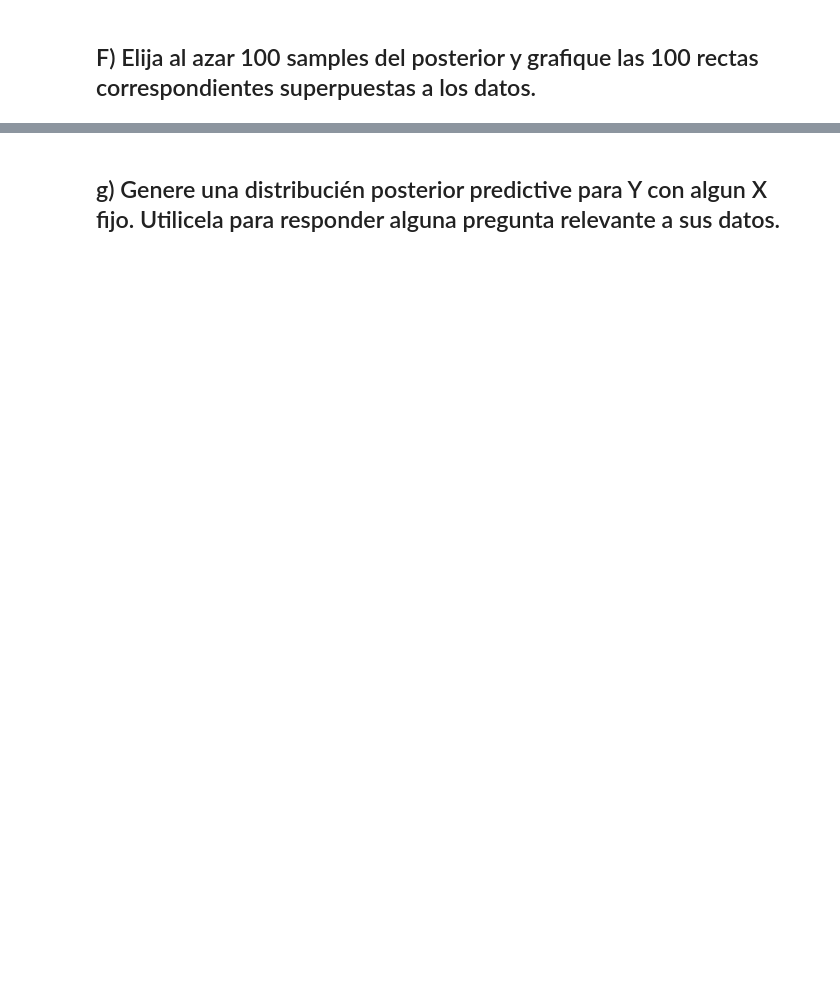
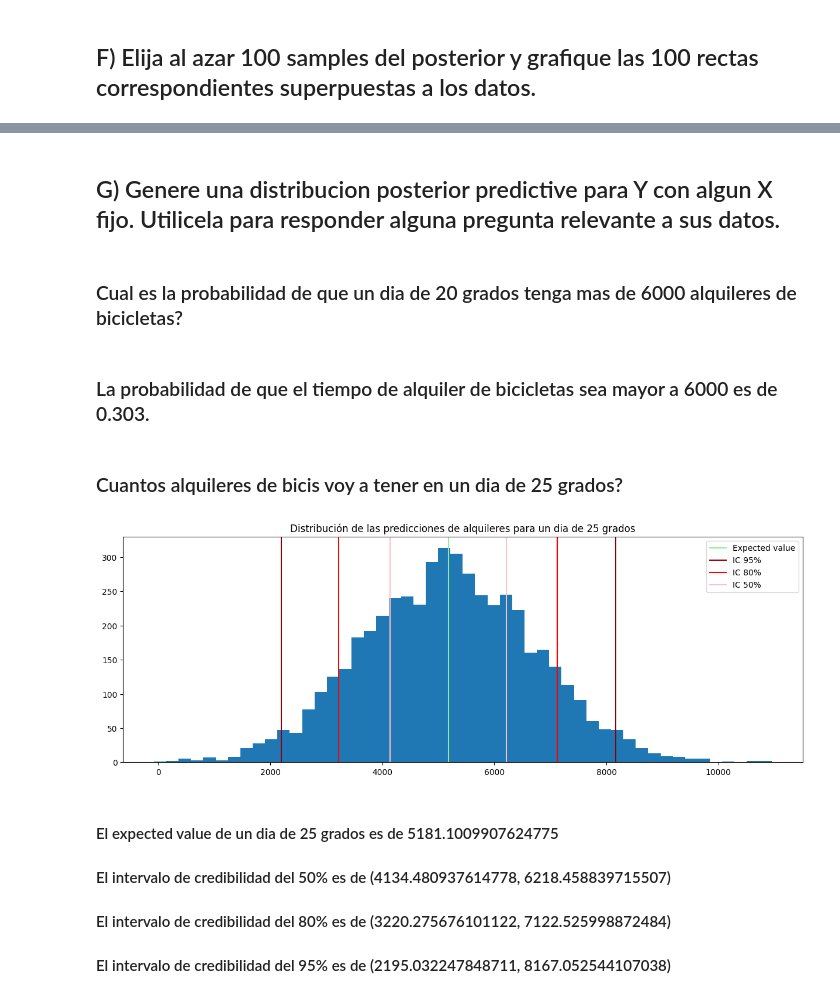
Before and after one commit to MatiMoran/EstimacionBayesiana, a Jupyter notebook: entregables/2/entrega_2.ipynb, the cells around one changed output, grey strips where cells are left out. Saved outputs shown, nothing was run; the diff lists cells and outputs as text; code cells hidden in the pictures; blank space fills up the shorter version.

```diff
--- a/entregables/2/entrega_2.ipynb
+++ b/entregables/2/entrega_2.ipynb
@@ -637,4 +629,82 @@ Markdown(fr"""
 
 ## Vemos que las rectas de la posterior tienden a centrarse a la recta de minimos cuadrados y que algunas de las rectas factibles tienen una pendiente mas baja y un intercepto mas alta
 # %% [markdown]
-## g) Genere una distribucién posterior predictive para Y con algun X fijo. Utilicela para responder alguna pregunta relevante a sus datos.
+## G) Genere una distribucion posterior predictive para Y con algun X fijo. Utilicela para responder alguna pregunta relevante a sus datos.
+# %% [markdown]
+### Cual es la probabilidad de que un dia de 20 grados tenga mas de 6000 alquileres de bicicletas?
+# %%
+# obtenemos 5000 samples de la posterior
+bikes_5000_posteriors = bike_final_chain[np.random.choice(bike_final_chain.shape[0], 5000, replace=False)]
+
+days_with_more_than_6000_rides = 0
+
+for k in range(len(bikes_5000_posteriors)):
+    posterior_sample = bikes_5000_posteriors[k]
+    temperature_predicted = np.random.normal(posterior_sample[0] + posterior_sample[1] * 20, posterior_sample[2], 1)
+    if temperature_predicted > 6000:
+        days_with_more_than_6000_rides += 1
+
+
+Markdown(fr"""
+
+### La probabilidad de que el tiempo de alquiler de bicicletas sea mayor a 6000 es de {days_with_more_than_6000_rides/len(bikes_5000_posteriors)}.
+
+""")
+# %% [output]
+
+
+### La probabilidad de que el tiempo de alquiler de bicicletas sea mayor a 6000 es de 0.303.
+# %% [markdown]
+### Cuantos alquileres de bicis voy a tener en un dia de 25 grados?
+# %%
+temperatures_predicted = np.array([])
+
+for k in range(len(bikes_5000_posteriors)):
+    posterior_sample = bikes_5000_posteriors[k]
+    temperature_predicted = np.random.normal(posterior_sample[0] + posterior_sample[1] * 20, posterior_sample[2], 1)
+    temperatures_predicted = np.append(temperatures_predicted, temperature_predicted)
+
+plt.figure(figsize=(15, 5))
+
+plt.title('Distribución de las predicciones de alquileres para un dia de 25 grados')
+
+plt.hist(temperatures_predicted, bins=50)
+
+percentil_50 = np.percentile(temperatures_predicted, 50)
+percentil_2_5 = np.percentile(temperatures_predicted, 2.5)
+percentil_10 = np.percentile(temperatures_predicted, 10)
+percentil_25 = np.percentile(temperatures_predicted, 25)
+percentil_75 = np.percentile(temperatures_predicted, 75)
+percentil_90 = np.percentile(temperatures_predicted, 90)
+percentil_97_5 = np.percentile(temperatures_predicted, 97.5)
+
+plt.axvline(percentil_50, color = 'lightgreen', label = 'Expected value')
+
+plt.axvline(percentil_2_5, color = 'darkred')
+plt.axvline(percentil_97_5, color = 'darkred', label = 'IC 95%')
+
+plt.axvline(percentil_10, color = 'red')
+plt.axvline(percentil_90, color = 'red', label = 'IC 80%')
+
+plt.axvline(percentil_25, color = 'pink')
+plt.axvline(percentil_75, color = 'pink', label = 'IC 50%')
+
+plt.legend()
+plt.show()
+
+Markdown(fr"""
+
+#### El expected value de un dia de 25 grados es de {percentil_50}
+#### El intervalo de credibilidad del 50% es de ({percentil_25}, {percentil_75})
+#### El intervalo de credibilidad del 80% es de ({percentil_10}, {percentil_90})
+#### El intervalo de credibilidad del 95% es de ({percentil_2_5}, {percentil_97_5})
+
+""")
+# %% [output]
+[figure, added]
+
+
+#### El expected value de un dia de 25 grados es de 5181.1009907624775
+#### El intervalo de credibilidad del 50% es de (4134.480937614778, 6218.458839715507)
+#### El intervalo de credibilidad del 80% es de (3220.275676101122, 7122.525998872484)
+#### El intervalo de credibilidad del 95% es de (2195.032247848711, 8167.052544107038)
```
Also changed, not shown: parts of 14 cells of this notebook.
